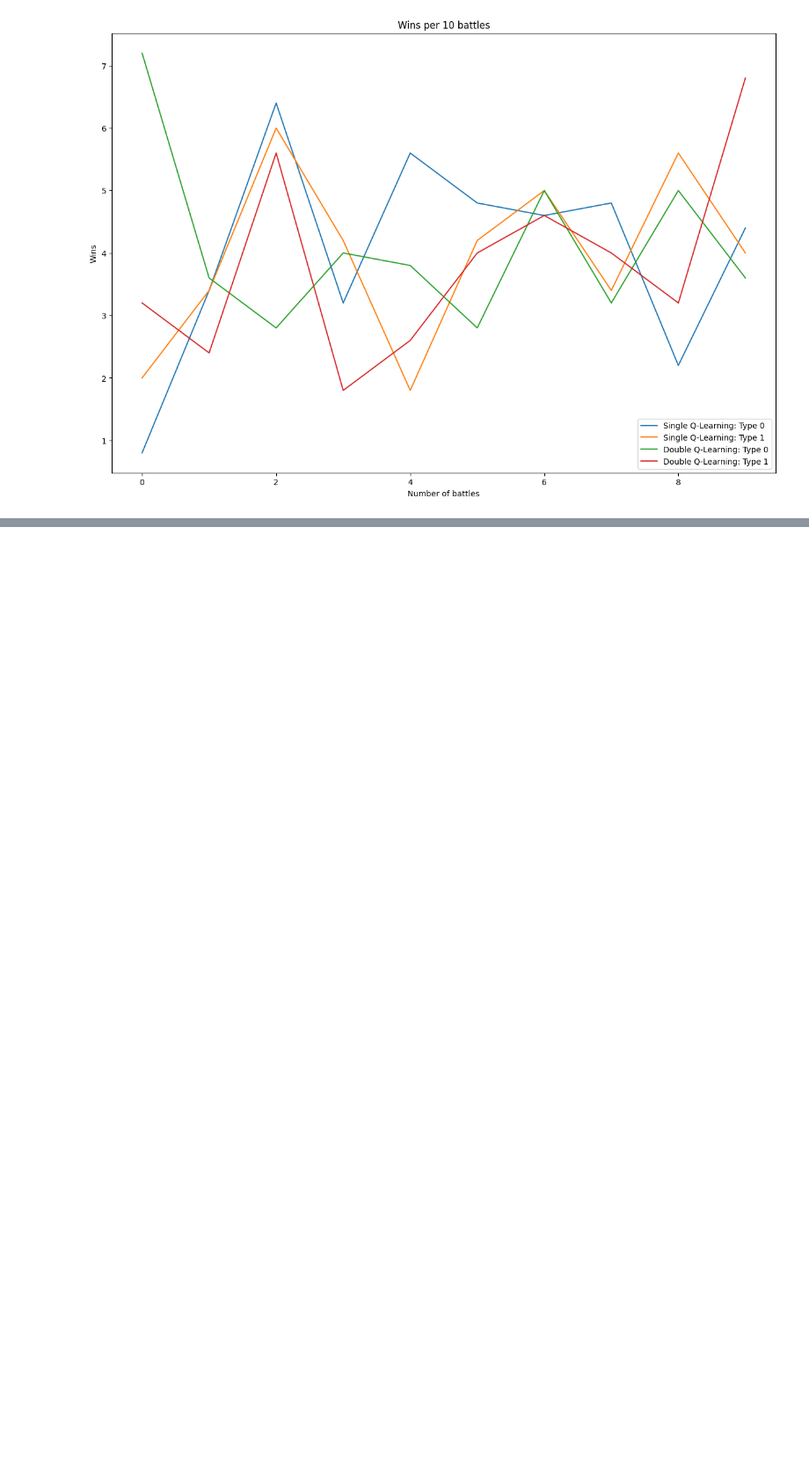
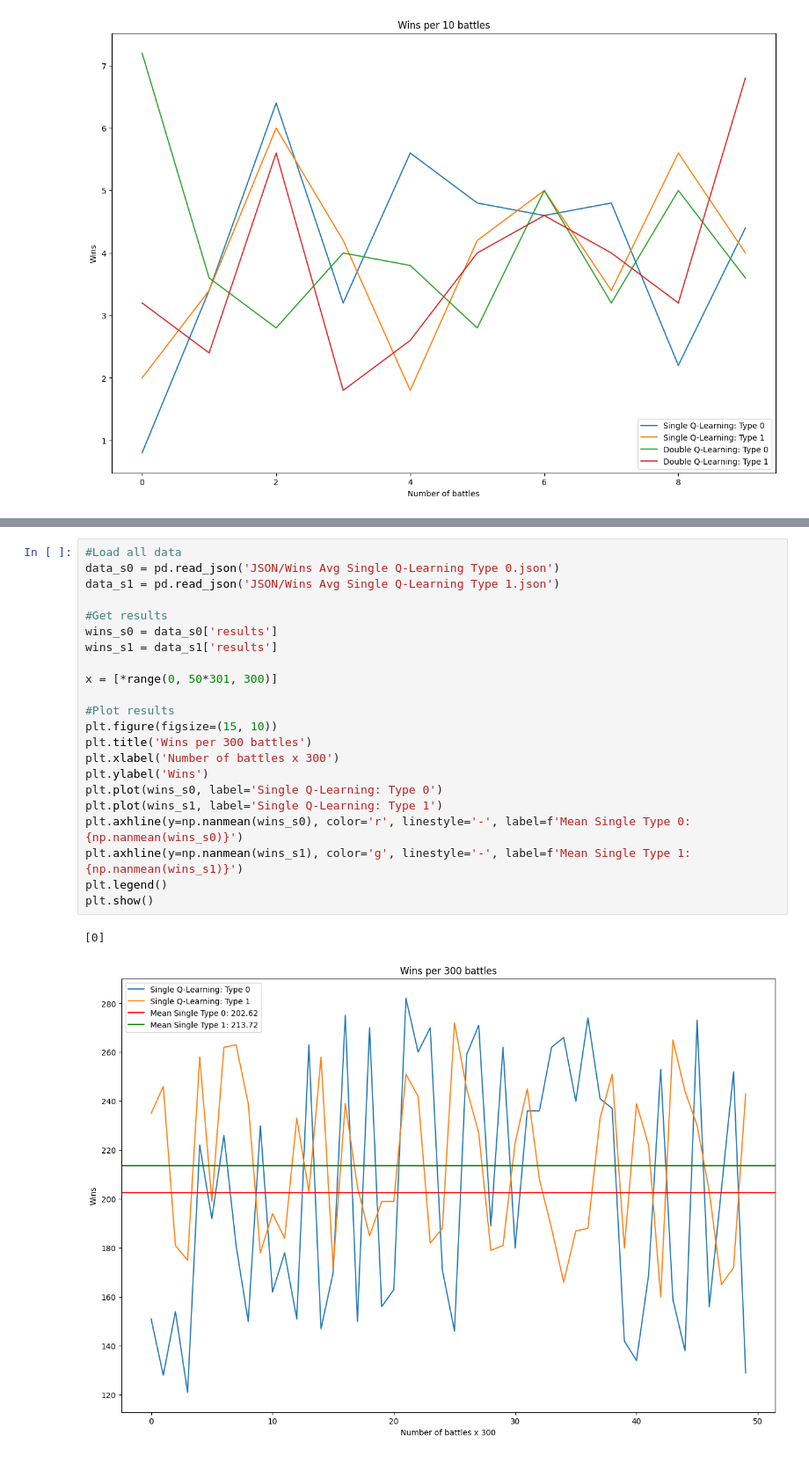
Before and after one commit to Harman367/Reinforcement-Learning-AI, a Jupyter notebook: Results/Results.ipynb, the cells around one changed output, grey strips where cells are left out. Shown at 88% size. Drawn from its saved outputs; the diff is of its cells as text; blank space fills up the shorter version.

```diff
--- a/Results/Results.ipynb
+++ b/Results/Results.ipynb
@@ -246,0 +267,25 @@ plt.show()
+# %%
+#Load all data
+data_s0 = pd.read_json('JSON/Wins Avg Single Q-Learning Type 0.json')
+data_s1 = pd.read_json('JSON/Wins Avg Single Q-Learning Type 1.json')
+
+#Get results
+wins_s0 = data_s0['results']
+wins_s1 = data_s1['results']
+
+x = [*range(0, 50*301, 300)]
+
+#Plot results
+plt.figure(figsize=(15, 10))
+plt.title('Wins per 300 battles')
+plt.xlabel('Number of battles x 300')
+plt.ylabel('Wins')
+plt.plot(wins_s0, label='Single Q-Learning: Type 0')
+plt.plot(wins_s1, label='Single Q-Learning: Type 1')
+plt.axhline(y=np.nanmean(wins_s0), color='r', linestyle='-', label=f'Mean Single Type 0: {np.nanmean(wins_s0)}')
+plt.axhline(y=np.nanmean(wins_s1), color='g', linestyle='-', label=f'Mean Single Type 1: {np.nanmean(wins_s1)}')
+plt.legend()
+plt.show()
+# %% [output]
+[0]
+[figure, added]
```
Also changed, not shown: parts of 1 cell of this notebook, 6 other files.
